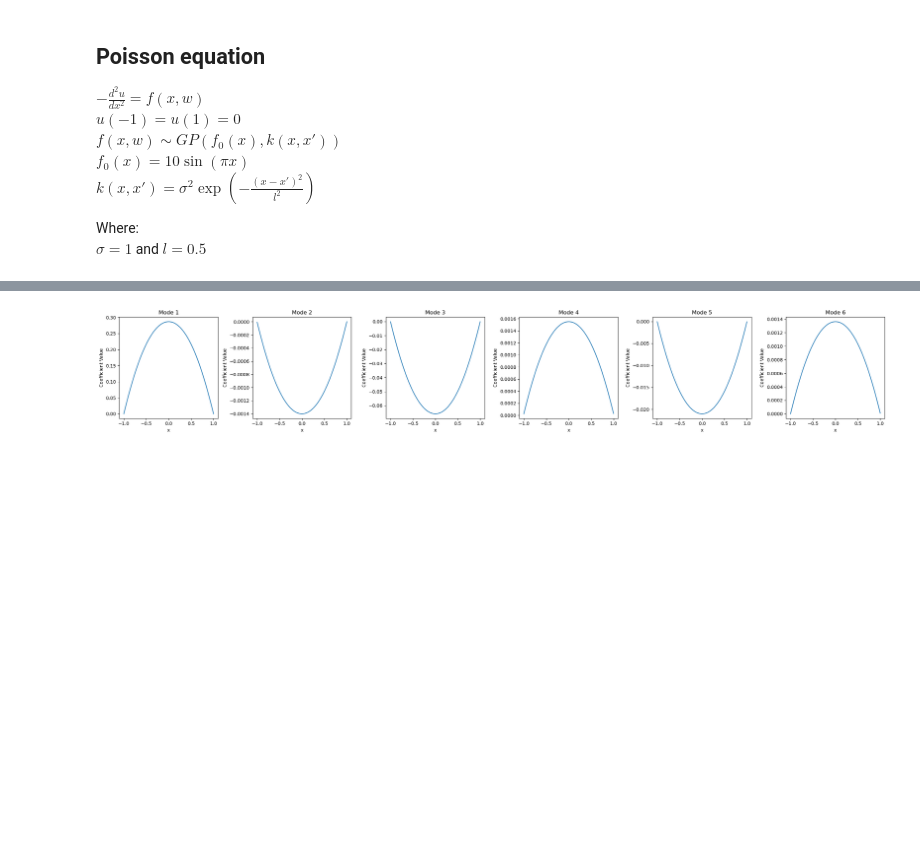
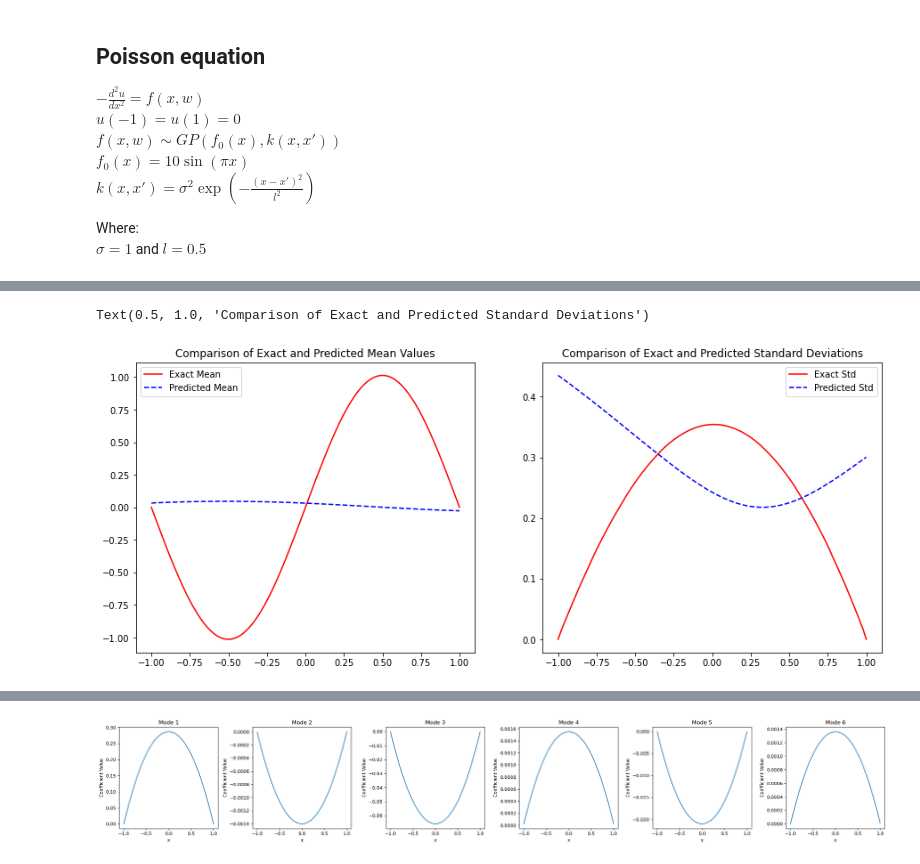
Before and after one commit to bonneted/pinn-cm, a Jupyter notebook: UQ/poisson_equation.ipynb, the cells around one changed output, grey strips where cells are left out. Cells and saved outputs as stored; diff of their text form; code cells hidden in the pictures; blank space fills up the shorter version.

```diff
--- a/UQ/poisson_equation.ipynb
+++ b/UQ/poisson_equation.ipynb
@@ -334,9 +343,6 @@ def train(mean_model, coeffs_model, batch_size=100, optimizer_choice="adam", epo
         optimizer = torch.optim.Adam(list(mean_model.parameters()) + list(coeffs_model.parameters()), lr=lr)
         for epoch in range(epochs):
             optimizer.zero_grad()
-
-            mean_output = mean_model(x_train)
-            coeffs_output = coeffs_model(x_train)
 
             loss = compute_loss(x_train, xi_train, mean_model, coeffs_model, batch_size)
             l2_reg = l2_regularization(mean_model) + l2_regularization(coeffs_model,lambda_reg)
@@ -389,3 +384,31 @@ epochs = 1000
 
 train(mean_model, coeffs_model, batch_size=batch_size, optimizer_choice="adam", epochs=10000, lr=0.001, lambda_reg=lambda_reg)
 # train(mean_model, coeffs_model, batch_size=100, optimizer_choice="l-bfgs", epochs=epochs, lambda_reg=lambda_reg)
+# %%
+subsample_ind = [int(i) for i in np.linspace(0,len(u_std)-1,100)]
+x_values = np.linspace(-1, 1, 100)
+x_tensor = torch.tensor(x_values).float().view(-1, 1)
+
+u_mean = f0(x_values)/np.pi**2
+
+# Evaluate the mean_model to get the predicted mean values
+with torch.no_grad():
+    predicted_mean = mean_model(x_tensor).numpy()
+    coeffs_output = coeffs_model(x_tensor).numpy()
+
+model_std = np.sqrt(np.sum(coeffs_output**2, axis=1))
+
+# Plot the comparison
+fig, axs = plt.subplots(1,2,figsize=(15, 6))
+axs[0].plot(x_values, u_mean, 'r-', label="Exact Mean")
+axs[0].plot(x_values, predicted_mean, 'b--', label="Predicted Mean")
+axs[0].legend()
+axs[0].set_title('Comparison of Exact and Predicted Mean Values')
+
+axs[1].plot(x_values, u_std[subsample_ind], 'r-', label="Exact Std")
+axs[1].plot(x_values, model_std, 'b--', label="Predicted Std")
+axs[1].legend()
+axs[1].set_title('Comparison of Exact and Predicted Standard Deviations')
+# %% [output]
+Text(0.5, 1.0, 'Comparison of Exact and Predicted Standard Deviations')
+[figure, added]
```
Also changed, not shown: parts of 12 cells of this notebook.
